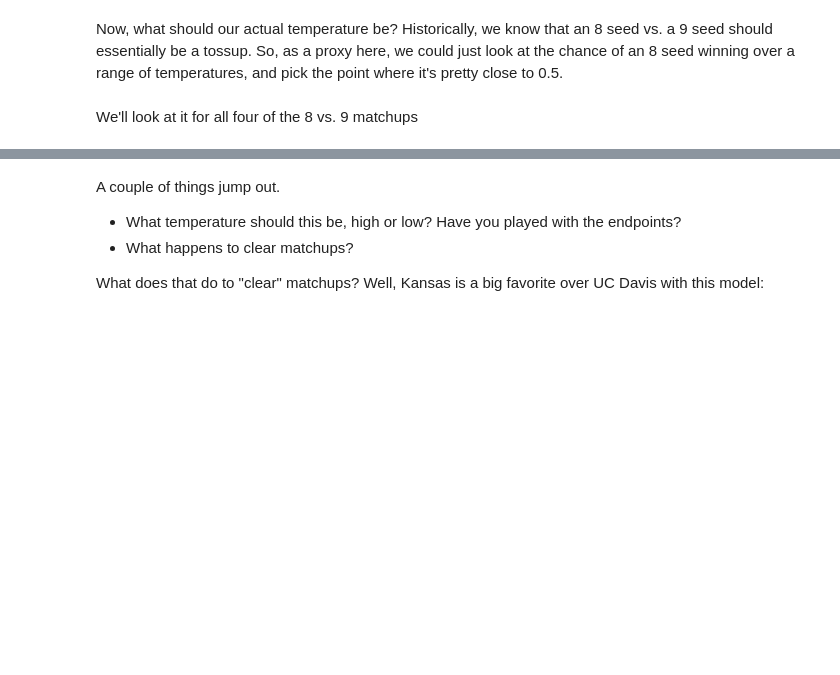
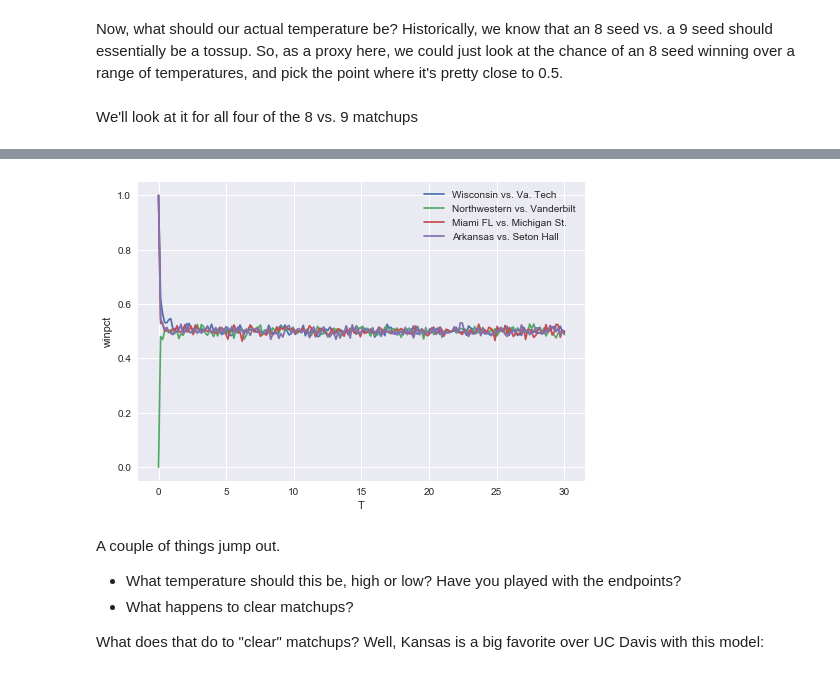
Before and after one commit to fomightez/MarchMadnessMonteCarlo, a Jupyter notebook: MMMC2017-Student.ipynb, the cells around one changed output, grey strips where cells are left out. Saved outputs shown, nothing was run; the diff lists cells and outputs as text; code cells hidden in the pictures; blank space fills up the shorter version.

```diff
--- a/MMMC2017-Student.ipynb
+++ b/MMMC2017-Student.ipynb
@@ -108,3 +108,15 @@ plt.show()
+# %%
+MMMC.set_energy_function(examples.default_energy_game)
+
+plt.clf()
+plotwins('Wisconsin','Va. Tech')
+plotwins('Northwestern','Vanderbilt')
+plotwins('Miami FL','Michigan St.')
+plotwins('Arkansas',"Seton Hall")
+plt.legend()
+plt.show()
+# %% [output]
+[figure, added]
 # %% [markdown]
 A couple of things jump out.
 
```
Also changed, not shown: parts of 4 cells of this notebook, 8 other files.
